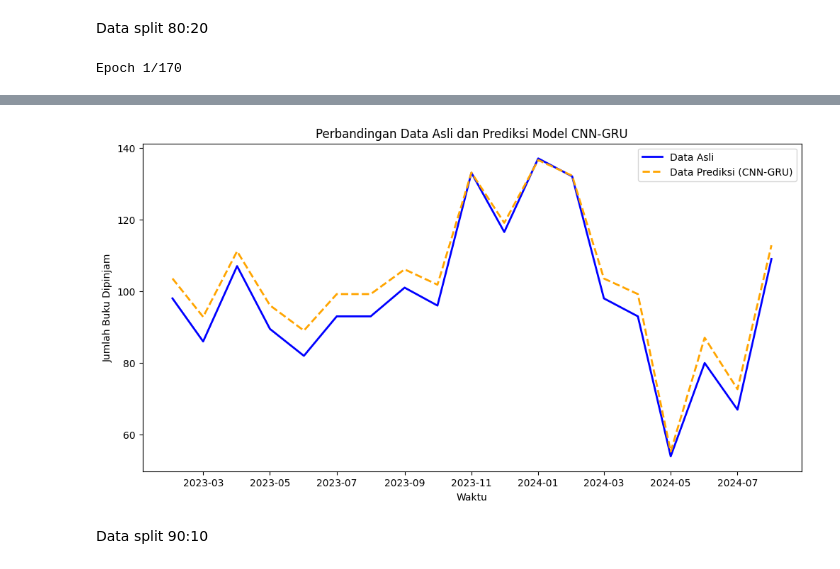
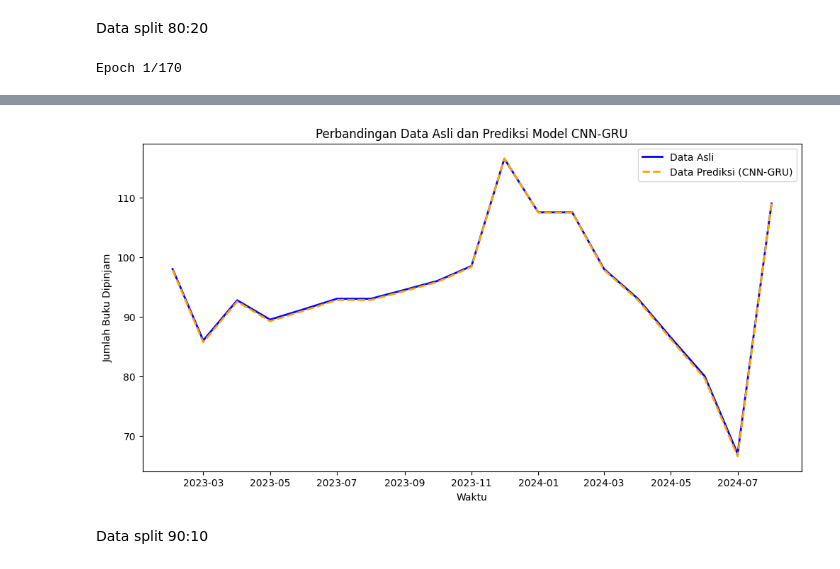
Before and after one commit to andikaryan/forecasting, a Jupyter notebook: CNN-GRU With Outlier Handling.ipynb, the cells around one changed output, grey strips where cells are left out. Cells and saved outputs as stored; diff of their text form; code cells hidden in the pictures.

Commit message:
feat : hyperparameter for window_size & tolerance

```diff
--- a/CNN-GRU With Outlier Handling.ipynb
+++ b/CNN-GRU With Outlier Handling.ipynb
@@ -159,7 +227,7 @@ buku_000.loc[69, 'Jumlah_buku_dipinjam'] = 274
 buku_000.loc[71, 'Jumlah_buku_dipinjam'] = 297
 
 # Menghitung Moving Average atau Median (misalnya window 3 bulan)
-window_size = 6
+window_size = 8
 # Menghitung Rolling Median
 buku_000['rolling_median'] = buku_000['Jumlah_buku_dipinjam'].rolling(window=window_size, center=True).median()
 
@@ -167,7 +235,7 @@ buku_000['rolling_median'] = buku_000['Jumlah_buku_dipinjam'].rolling(window=win
 buku_000['rolling_std'] = buku_000['Jumlah_buku_dipinjam'].rolling(window=window_size, center=True).std()
 
 # Batas atas dan bawah untuk deteksi outlier
-tolerance = 1.5  # multiplier untuk standar deviasi
+tolerance = 1.5 # multiplier untuk standar deviasi
 upper_bound = buku_000['rolling_median'] + tolerance * buku_000['rolling_std']
 lower_bound = buku_000['rolling_median'] - tolerance * buku_000['rolling_std']
 
@@ -180,5 +248,5 @@ buku_000.loc[outliers, 'Jumlah_buku_dipinjam'] = buku_000.loc[outliers, 'rolling
 # Drop kolom rolling mean dan rolling std (opsional)
 buku_000.drop(columns=['rolling_median', 'rolling_std'], inplace=True)
 
-buku_000
+print(buku_000.iloc[37:72])
 # %% [output]
@@ -324,7 +394,7 @@ input_shape = (X_train.shape[1], X_train.shape[2])
 model_cnn_gru = Sequential()
 
 # Lapisan CNN untuk ekstraksi fitur
-model_cnn_gru.add(Conv1D(filters=64, kernel_size=1, activation='relu', input_shape=input_shape))
+model_cnn_gru.add(Conv1D(filters=128, kernel_size=1, activation='relu', input_shape=input_shape))
 model_cnn_gru.add(MaxPooling1D(pool_size=1))
 model_cnn_gru.add(Flatten())
 
@@ -332,7 +402,7 @@ model_cnn_gru.add(Flatten())
 model_cnn_gru.add(Reshape((1, -1)))
 
 # Lapisan GRU setelah CNN
-model_cnn_gru.add(GRU(50, activation='relu'))
+model_cnn_gru.add(GRU(100, activation='relu'))
 
 # Lapisan output
 model_cnn_gru.add(Dense(1))
@@ -387,4 +457,4 @@ RMSE: 5.123619922442336
-[figure, old version]
+[figure, new version]
 # %% [markdown]
 Data split 90:10
 # %%
```
Also changed, not shown: parts of 8 cells of this notebook.
